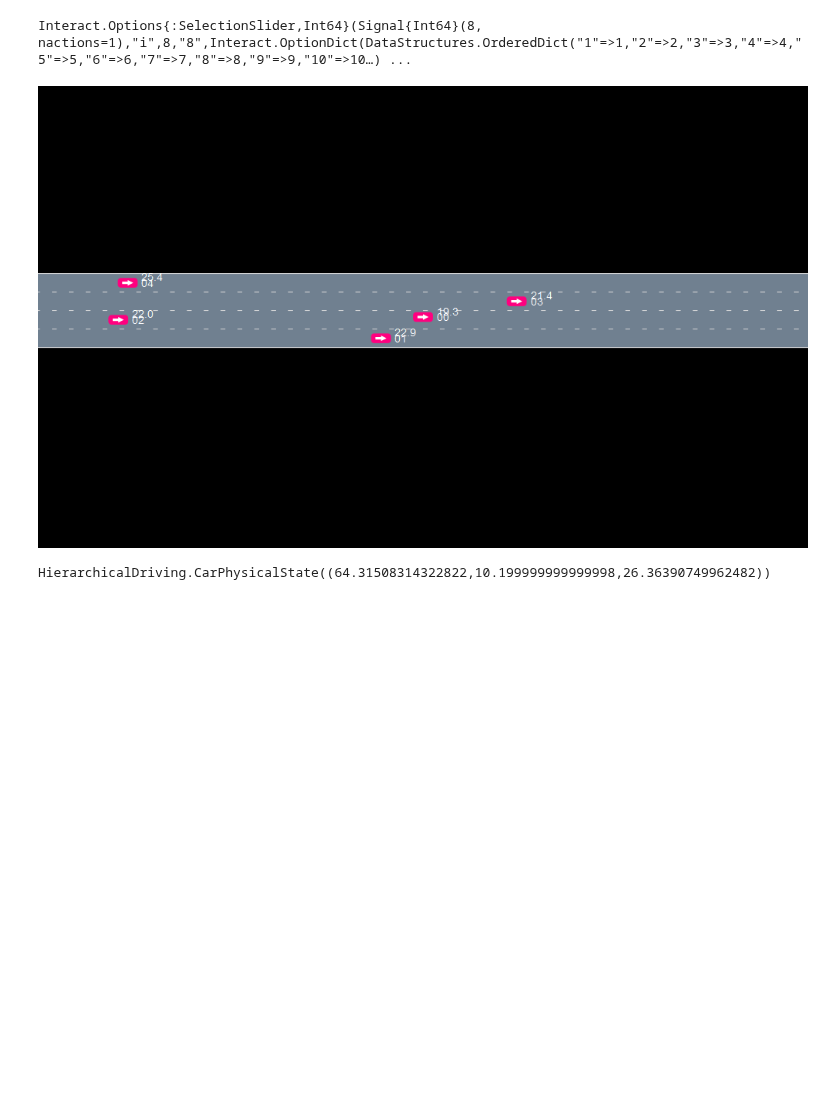
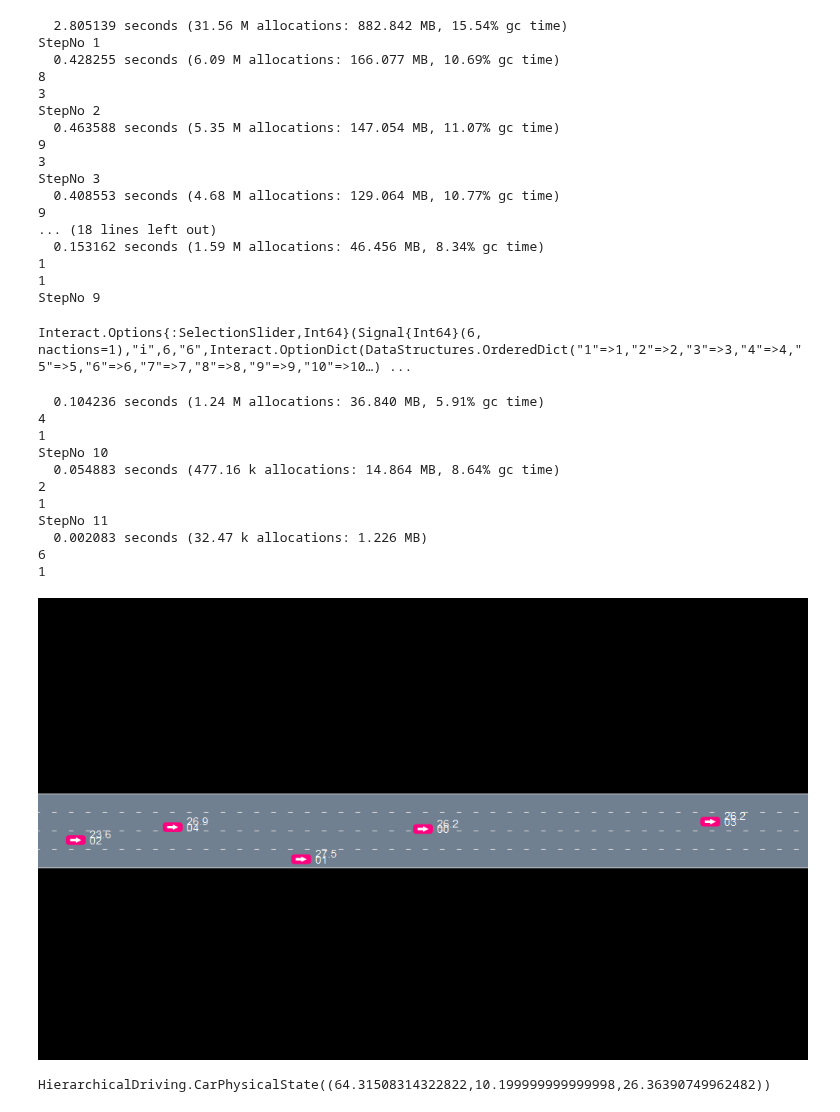
Before and after one commit to ekhlasssonu/HierarchicalDriving.jl, a Jupyter notebook: notebooks/Visualization.ipynb, the cells around one changed output. Saved outputs shown, nothing was run; the diff lists cells and outputs as text; code cells hidden in the pictures; blank space fills up the shorter version.

```diff
--- a/notebooks/Visualization.ipynb
+++ b/notebooks/Visualization.ipynb
@@ -10,7 +10,7 @@ import Base: ==, +, *, -, <, >, copy, Random, hash
 # %% [output]
 [interactive output not drawn]
 # %%
-HORIZON = 15
+HORIZON = 13
 TIME_STEP = 0.3
 lb_x = (AVG_HWY_VELOCITY - 5.0) * TIME_STEP * HORIZON
 ub_x = (AVG_HWY_VELOCITY + 5.0) * TIME_STEP * HORIZON
@@ -89,9 +87,15 @@ Success Rate: 0.61,0.98
 # %%
-i = 5
+i = 2
 #policy = RandomPolicy(p)
 policy = subintentional_lowlevel_policy(p);
 hr = HistoryRecorder(max_steps = p.HORIZON, rng = MersenneTwister(i));
 hist = simulate(hr, p, policy);
+for stepno in 1:n_steps(hist)
+    act = action(policy, state_hist(hist)[stepno])
+    println("StepNo $stepno")
+    println(act)
+    println(action(policy, state_hist(hist)[stepno]))
+end
 @manipulate for i in 1:n_steps(hist)+1
     (p,state_hist(hist)[i],SceneOverlay[CarVelOverlay(), CarIDOverlay()])
 end
@@ -101,22 +122,59 @@ Interact.Options{:SelectionSlider,Int64}(Signal{Int64}(8, nactions=1),"i",8,"8",
 # %%
 solver = DPWSolver(depth=p.HORIZON,
-                           exploration_constant=10.0,
-                           n_iterations=1_000,
-                           k_action=10.0,
-                           alpha_action=1/10,
-                           k_state=5.0,
-                           alpha_state=1/10,
-                           estimate_value=RolloutEstimator(subintentional_lowlevel_policy(p))
+                             exploration_constant=10.0,
+                             n_iterations=1_000,
+                             k_action=10.0,
+                             alpha_action=1/10,
+                             k_state=5.0,
+                             alpha_state=1/10,
+                             estimate_value=RolloutEstimator(subintentional_lowlevel_policy(p))
                           )
 policy1 = solve(solver, p)
 hr1 = HistoryRecorder(max_steps = p.HORIZON, rng = MersenneTwister(i))
-hist1 = simulate(hr1, p, policy1);
+hr2 = HistoryRecorder(max_steps = p.HORIZON, rng = MersenneTwister(i))
+@time (hist1 = simulate(hr1, p, policy1);)
+#@time (hist2 = simulate(hr2, p, policy1);)
+for i in 1:n_steps(hist1)
+    println("StepNo $i")
+   @time (act = action(policy1, state_hist(hist1)[i]))
+
+    println(act)
+    println(action(policy, state_hist(hist)[i]))
+end
 @manipulate for i in 1:n_steps(hist1)+1
     (p,state_hist(hist1)[i])
 end
 # %% [output]
-Interact.Options{:SelectionSlider,Int64}(Signal{Int64}(8, nactions=1),"i",8,"8",Interact.OptionDict(DataStructures.OrderedDict("1"=>1,"2"=>2,"3"=>3,"4"=>4,"5"=>5,"6"=>6,"7"=>7,"8"=>8,"9"=>9,"10"=>10…) ...
+  2.805139 seconds (31.56 M allocations: 882.842 MB, 15.54% gc time)
+StepNo 1
+  0.428255 seconds (6.09 M allocations: 166.077 MB, 10.69% gc time)
+8
+3
+StepNo 2
+  0.463588 seconds (5.35 M allocations: 147.054 MB, 11.07% gc time)
+9
+3
+StepNo 3
+  0.408553 seconds (4.68 M allocations: 129.064 MB, 10.77% gc time)
+9
+... (18 lines left out)
+  0.153162 seconds (1.59 M allocations: 46.456 MB, 8.34% gc time)
+1
+1
+StepNo 9
+Interact.Options{:SelectionSlider,Int64}(Signal{Int64}(6, nactions=1),"i",6,"6",Interact.OptionDict(DataStructures.OrderedDict("1"=>1,"2"=>2,"3"=>3,"4"=>4,"5"=>5,"6"=>6,"7"=>7,"8"=>8,"9"=>9,"10"=>10…) ...
+  0.104236 seconds (1.24 M allocations: 36.840 MB, 5.91% gc time)
+4
+1
+StepNo 10
+  0.054883 seconds (477.16 k allocations: 14.864 MB, 8.64% gc time)
+2
+1
+StepNo 11
+  0.002083 seconds (32.47 k allocations: 1.226 MB)
+6
+1
-[figure, old version]
+[figure, new version]
 # %%
 sh = state_hist(hist1)[end]
 println(sh.ego)
```
Also changed, not shown: parts of 3 cells of this notebook, 16 other files.
